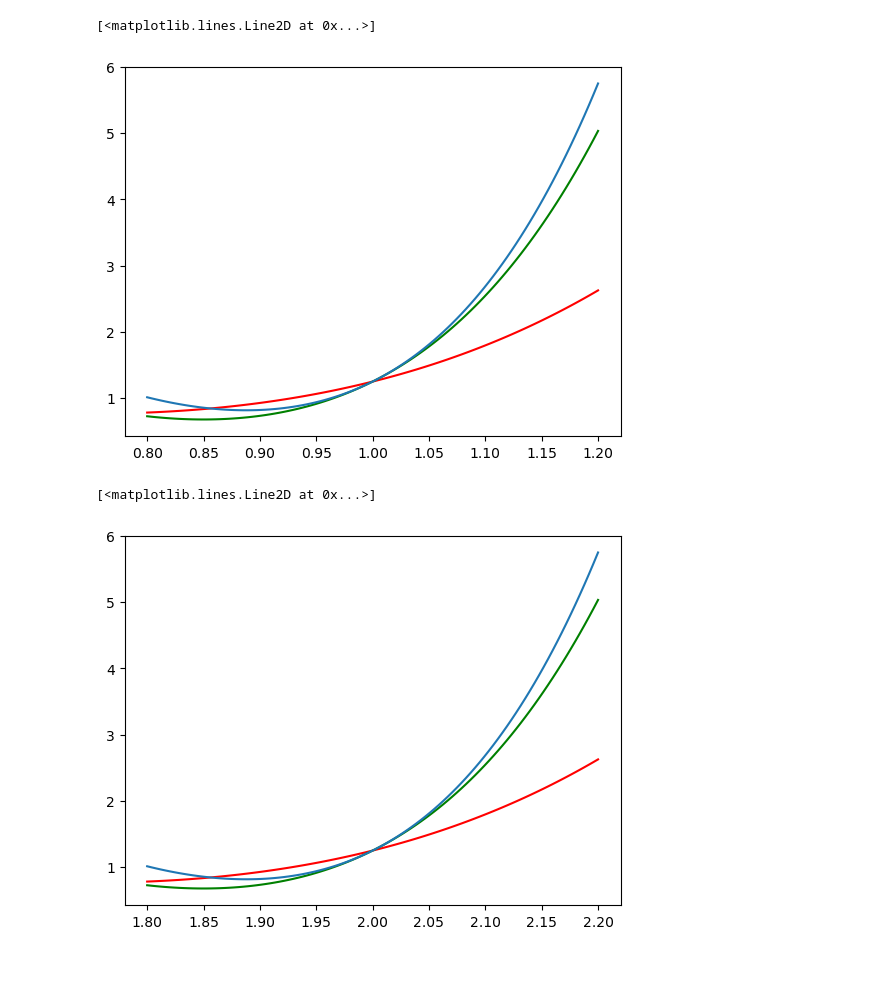
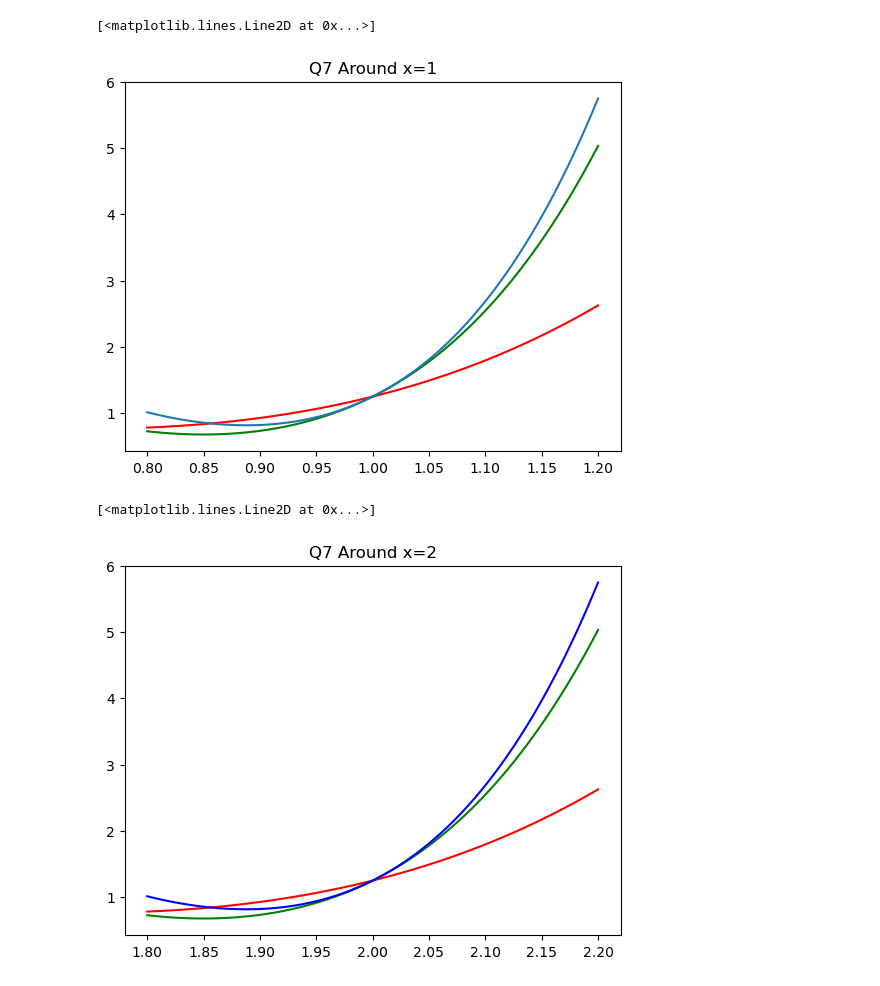
Before and after one commit to prakhar619/OptiML, a Jupyter notebook: Optimisation/Assignment1_431/Q7.ipynb, the cells around one changed output. Drawn from its saved outputs; the diff is of its cells as text; code cells hidden in the pictures.

```diff
--- a/Optimisation/Assignment1_431/Q7.ipynb
+++ b/Optimisation/Assignment1_431/Q7.ipynb
@@ -28,16 +28,18 @@ x1 = 2
 x0_ = x0 + region
 x1_ = x1 + region
 # %%
+plt.title("Q7 Around x="+str(x0))
 plt.plot(x0_,f(x0_), color='r')
 plt.plot(x0_,f_1Ordr(x0_,region), color='g' )
 plt.plot(x0_,f_2Ordr(x0_,region))
 # %% [output]
 [<matplotlib.lines.Line2D at 0x...>]
-[figure, old version]
+[figure, new version]
 # %%
-plt.plot(x1_,f(x0_), color='r')
+plt.title("Q7 Around x="+str(x1))
+plt.plot(x1_,f(x0_),color='r',)
 plt.plot(x1_,f_1Ordr(x0_,region), color='g' )
-plt.plot(x1_,f_2Ordr(x0_,region))
+plt.plot(x1_,f_2Ordr(x0_,region), color='b')
 # %% [output]
 [<matplotlib.lines.Line2D at 0x...>]
-[figure, old version]
+[figure, new version]
```
Also changed, not shown: 7 other files.
